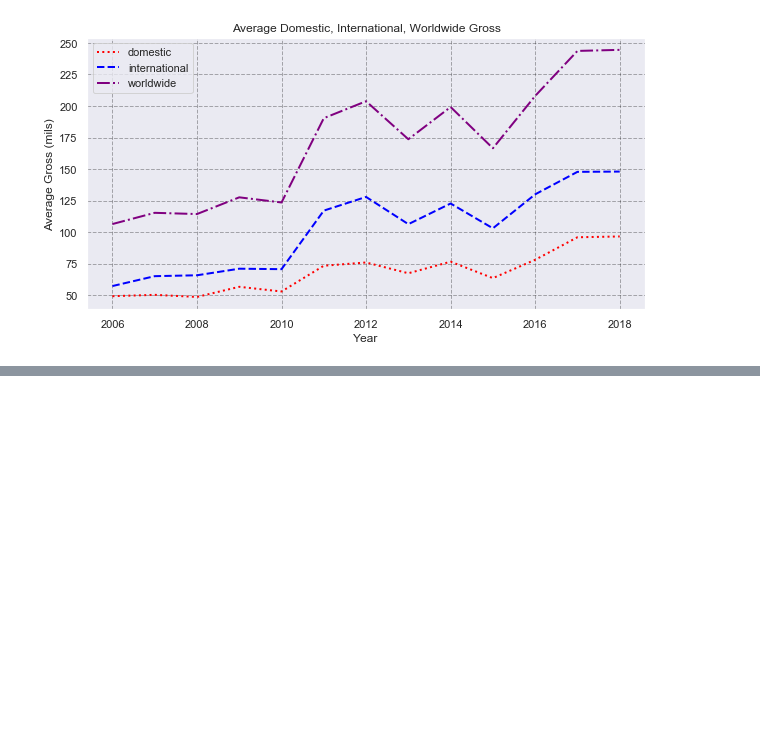
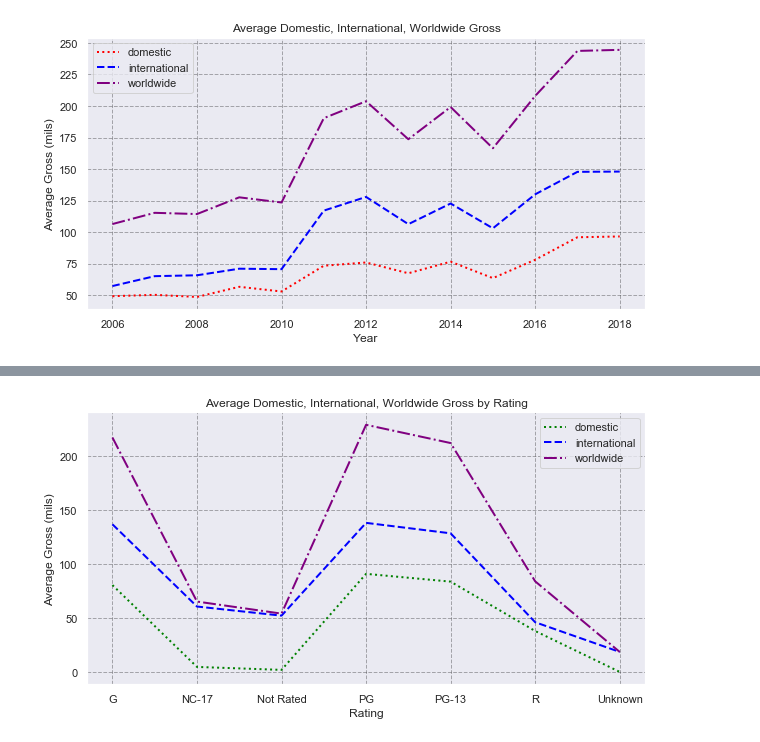
Before and after one commit to melodygr/microsoft_movie_analysis, a Jupyter notebook: Notebooks/Box_Office_Trends.ipynb, the cells around one changed output, grey strips where cells are left out. Saved outputs shown, nothing was run; the diff lists cells and outputs as text; code cells hidden in the pictures; blank space fills up the shorter version.

```diff
--- a/Notebooks/Box_Office_Trends.ipynb
+++ b/Notebooks/Box_Office_Trends.ipynb
@@ -344,0 +370,4 @@ plt.show();
+# %%
+# The count column we added will also show up how many movies are in each rating when we group by rating
+grouped_rating = clean_opus_movie_data_df.groupby('rating').sum()
+grouped_rating
@@ -344,0 +384,8 @@ plt.show();
+# %%
+#  As a check, the count values are the same that we saw above using value_counts().  Now let's add a column of box_office per
+#  movie in each rating, for each of domestic, international, and world-wide and display in millions for readability.
+
+grouped_rating['avg_dom_per_movie(mils)'] = grouped_rating['domestic_box_office'] / grouped_rating['count'] / 1000000
+grouped_rating['avg_int_per_movie(mils)'] = grouped_rating['international_box_office'] / grouped_rating['count'] / 1000000
+grouped_rating['avg_ww_per_movie(mils)'] = grouped_rating['world_wide_box_office'] / grouped_rating['count'] / 1000000
+grouped_rating
@@ -344,0 +402,17 @@ plt.show();
+# %%
+#  Now we can look at the graphs by rating for box office results
+
+plt.figure(figsize=(10, 5))
+plt.plot(grouped_rating.index, grouped_rating['avg_dom_per_movie(mils)'], color='green', linewidth=2.0, linestyle=':')
+plt.plot(grouped_rating.index, grouped_rating['avg_int_per_movie(mils)'], color='blue', linewidth=2.0, linestyle='--')
+plt.plot(grouped_rating.index, grouped_rating['avg_ww_per_movie(mils)'], color='purple', linewidth=2.0, linestyle='-.')
+
+plt.grid(color = 'black', alpha = 0.3, linestyle = '--', linewidth = 1)
+plt.title('Average Domestic, International, Worldwide Gross by Rating')
+plt.xlabel('Rating')
+plt.ylabel('Average Gross (mils)')
+plt.legend(['domestic','international', 'worldwide'], loc=1)
+plt.savefig('../images/rating_avg_gross.png')
+plt.show();
+# %% [output]
+[figure, added]
```
Also changed, not shown: parts of 10 cells of this notebook, 2 other files.
